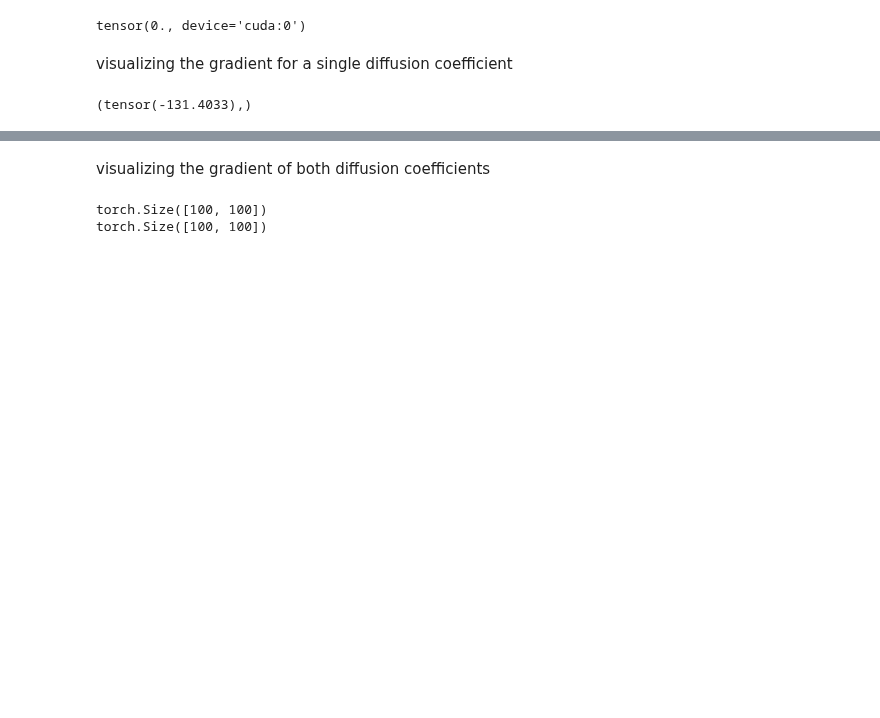
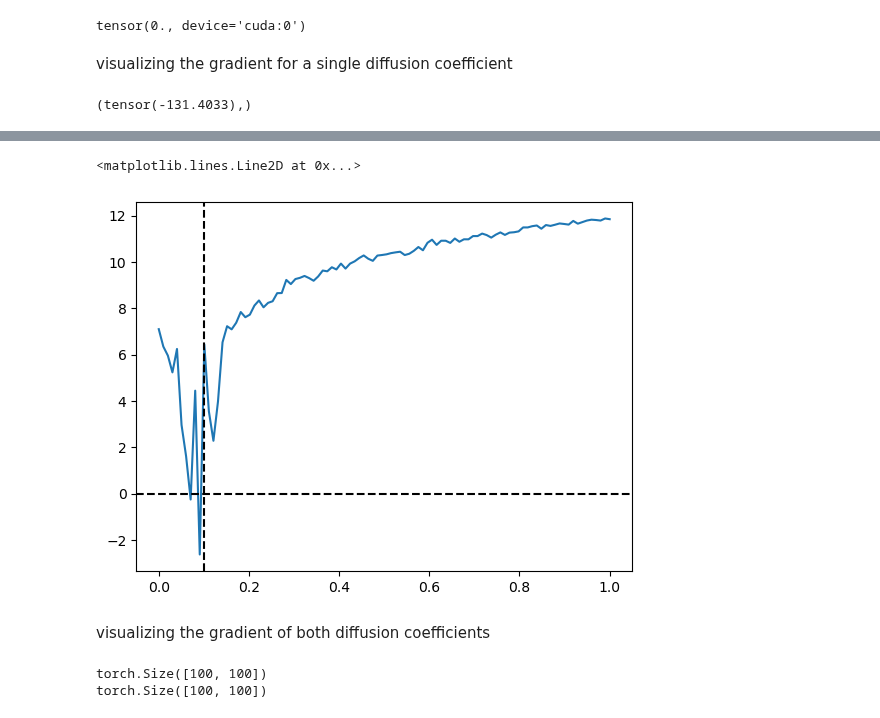
Before and after one commit to JanSchering/Thesis, a Jupyter notebook: fhn_model/Experiment_1.ipynb, the cells around one changed output, grey strips where cells are left out. Saved outputs shown, nothing was run; the diff lists cells and outputs as text; code cells hidden in the pictures; blank space fills up the shorter version.

```diff
--- a/fhn_model/Experiment_1.ipynb
+++ b/fhn_model/Experiment_1.ipynb
@@ -127,3 +164,10 @@ plt.axvline(x = 0.1, color = 'black', linestyle = '--')
+# %%
+plt.plot(DA_vals.cpu(), np.log(np.array(distances)))
+plt.axhline(y = 0., color = 'black', linestyle = '--')
+plt.axvline(x = 0.1, color = 'black', linestyle = '--')
+# %% [output]
+<matplotlib.lines.Line2D at 0x...>
+[figure, added]
 # %% [markdown]
 visualizing the gradient of both diffusion coefficients
 # %%
```
Also changed, not shown: parts of 7 cells of this notebook, 2 other files.
